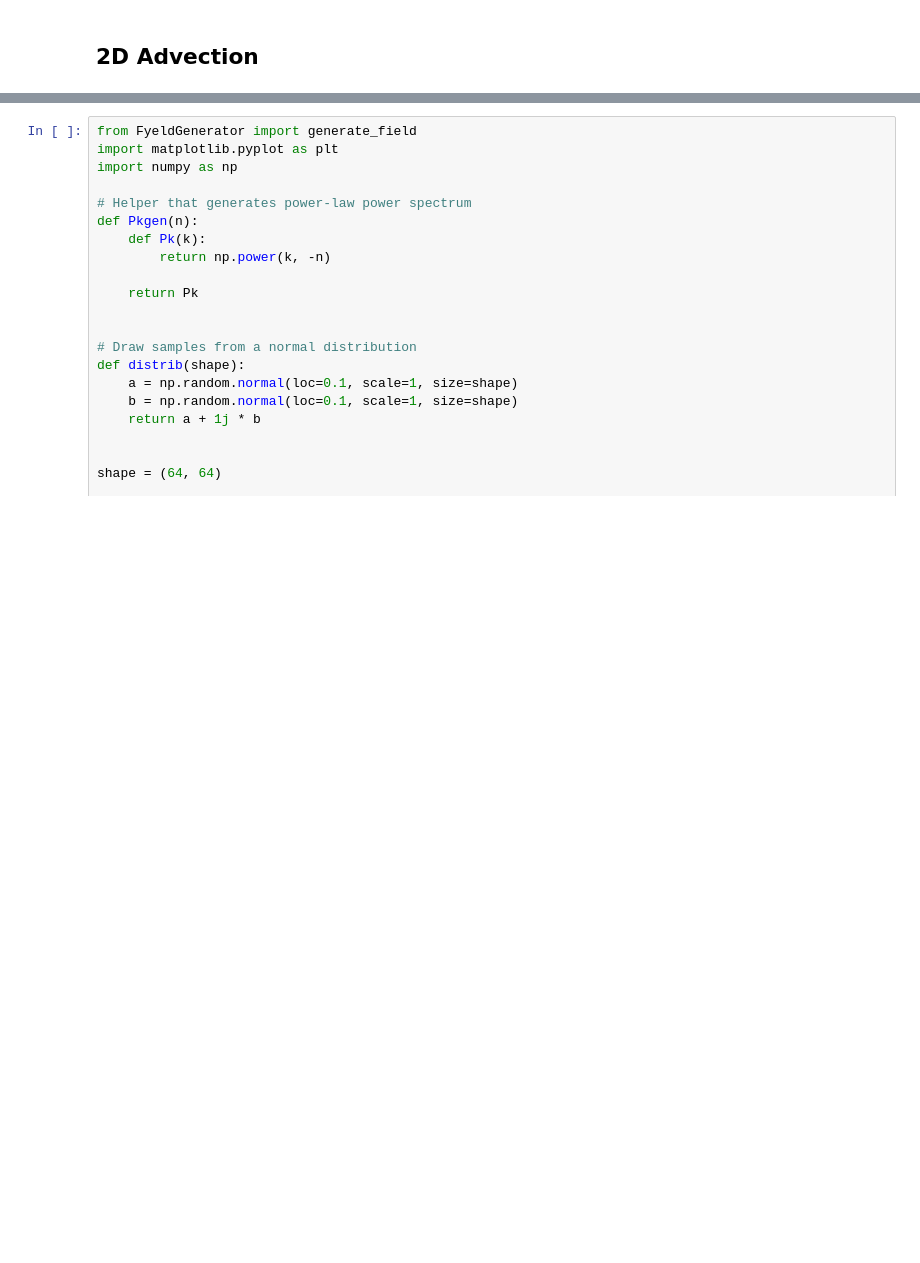
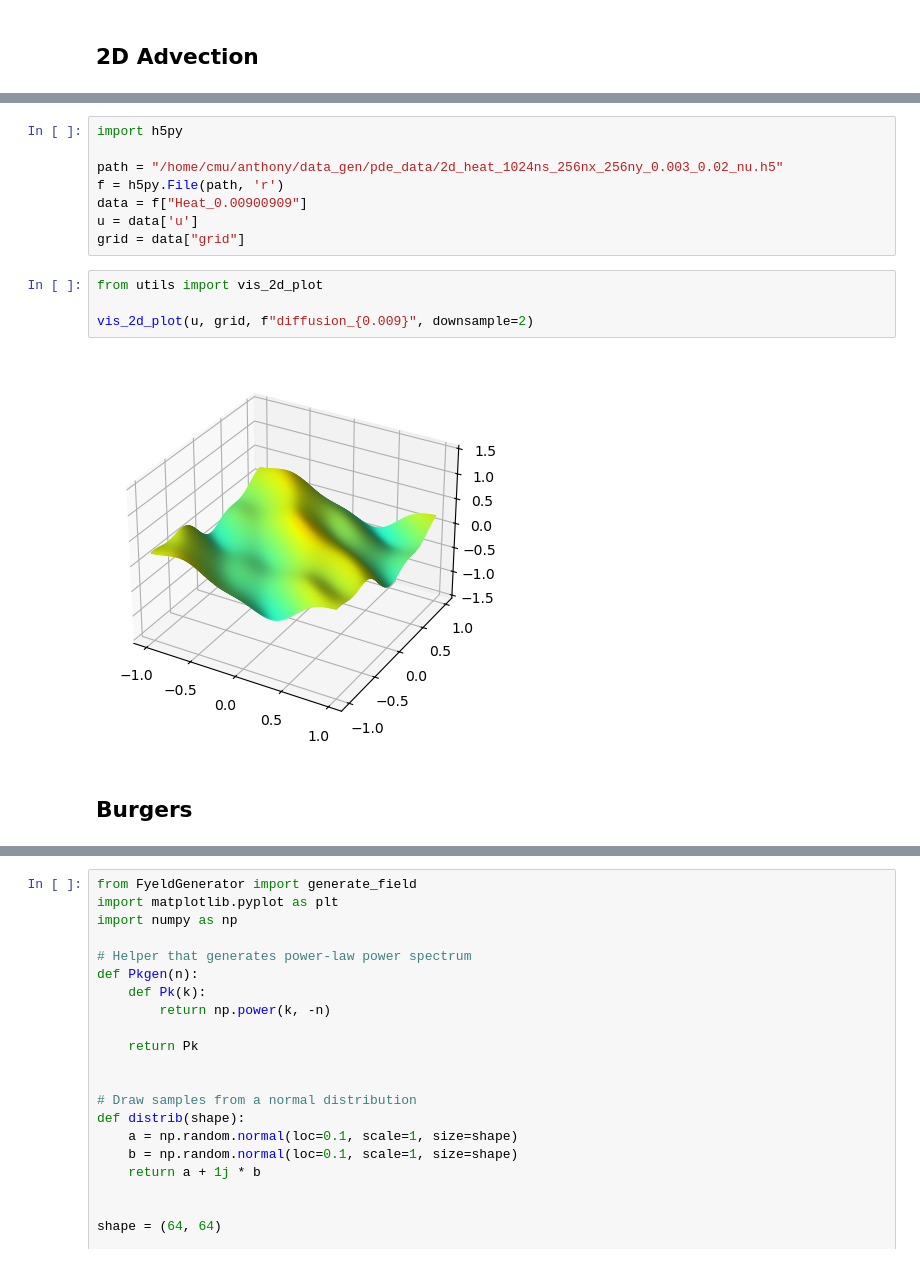
Before and after one commit to anthonyzhou-1/data_gen, a Jupyter notebook: visualize.ipynb, the cells around one changed output, grey strips where cells are left out. Drawn from its saved outputs; the diff is of its cells as text; blank space fills up the shorter version.

```diff
--- a/visualize.ipynb
+++ b/visualize.ipynb
@@ -83,0 +149,16 @@ for n in range(1, nt+1): ##loop across number of time steps
+# %%
+import h5py
+
+path = "/home/cmu/anthony/data_gen/pde_data/2d_heat_1024ns_256nx_256ny_0.003_0.02_nu.h5"
+f = h5py.File(path, 'r')
+data = f["Heat_0.00900909"]
+u = data['u']
+grid = data["grid"]
+# %%
+from utils import vis_2d_plot
+
+vis_2d_plot(u, grid, f"diffusion_{0.009}", downsample=2)
+# %% [output]
+[figure, added]
+# %% [markdown]
+## Burgers
```
Also changed, not shown: parts of 38 cells of this notebook, 5 other files.
